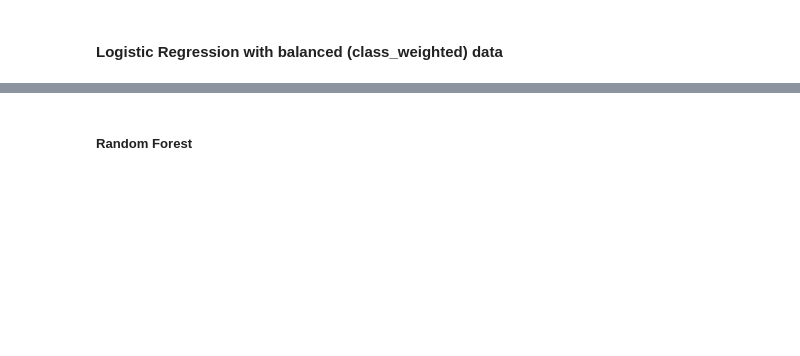
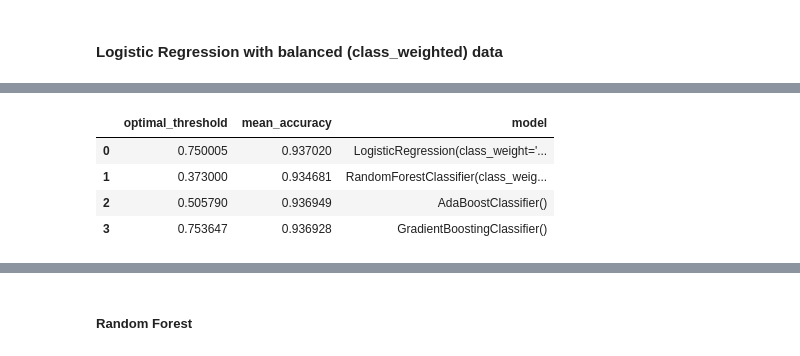
Before and after one commit to ricrichardthomas1/kaggle_mental, a Jupyter notebook: mental.ipynb, the cells around one changed output, grey strips where cells are left out. Drawn from its saved outputs; the diff is of its cells as text; code cells hidden in the pictures; blank space fills up the shorter version.

```diff
--- a/mental.ipynb
+++ b/mental.ipynb
@@ -565,2 +545,17 @@ print(accuracy)
 # %% [markdown]
 #### Logistic Regression with balanced (class_weighted) data
+# %%
+from typing import Protocol
+
+class MLModel(Protocol):
+    def fit(self, X,y) -> None:
+        ...
+
+    def predict_proba(self, X) -> None:
+        ...
+
+    def predict(self, X) -> None:
+        ...
+# %%
+from sklearn.model_selection import KFold
+kf = KFold(10, shuffle=True, random_state=22)
@@ -566,0 +623,8 @@ print(accuracy)
+# %%
+model_results = []
+for m in candidate_models:
+    model_result = model_predict(m, X,y)
+    model_result['model'] = str(m)
+    model_results.append(model_result)
+
+pd.DataFrame({'model':model_results['model'],'optimal_threshold':model_results['optimal_threshold'], 'mean_accuracy':model_results['mean_accuracy']})
@@ -566,0 +673,8 @@ print(accuracy)
+# %%
+pd.DataFrame(model_results)
+# %% [output]
+|  | optimal_threshold | mean_accuracy | model |
+| 0 | 0.750005 | 0.937020 | LogisticRegression(class_weight='... |
+| 1 | 0.373000 | 0.934681 | RandomForestClassifier(class_weig... |
+| 2 | 0.505790 | 0.936949 | AdaBoostClassifier() |
+| 3 | 0.753647 | 0.936928 | GradientBoostingClassifier() |
```
Also changed, not shown: parts of 20 cells of this notebook.
